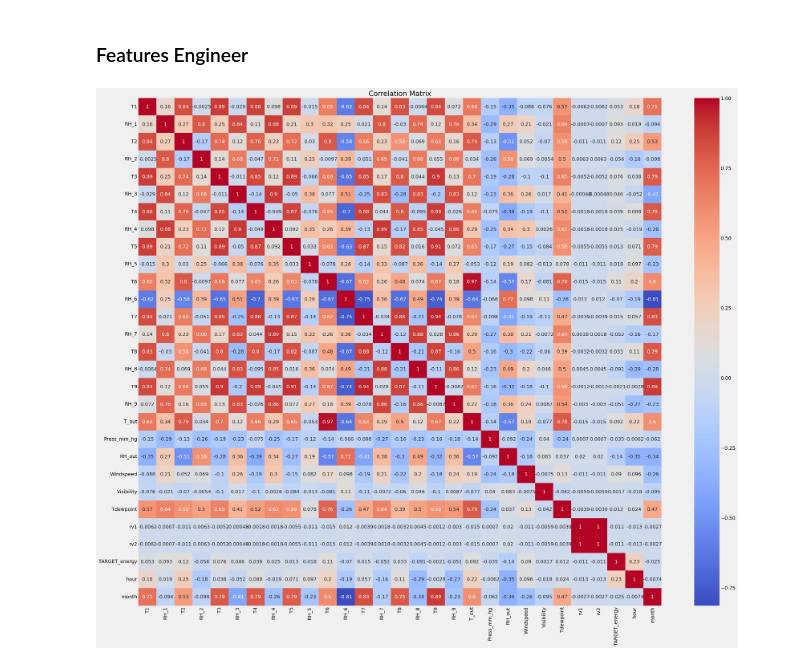
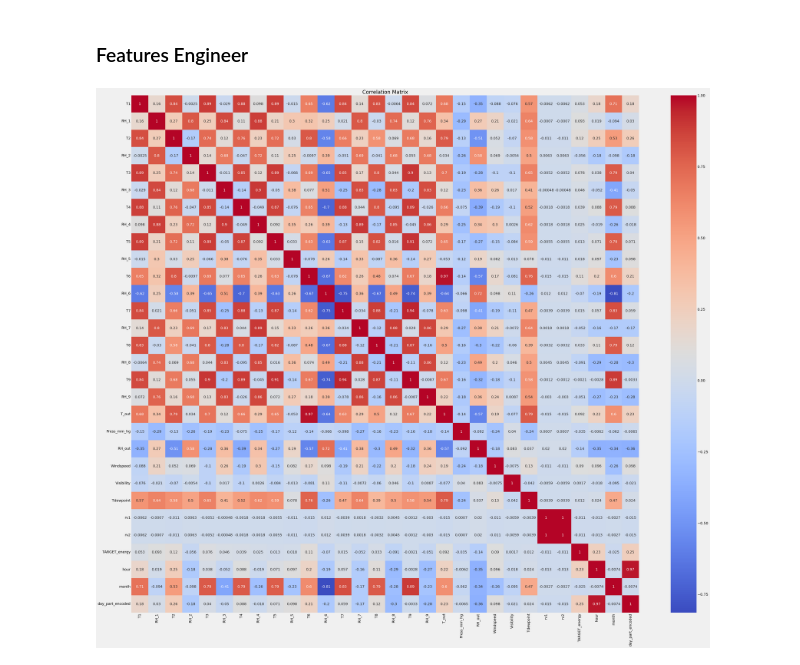
Before and after one commit to trungkien15work/COSC3013_Assignment_2, a Jupyter notebook: A2_CODE.ipynb, the cells around one changed output. Cells and saved outputs as stored; diff of their text form; code cells hidden in the pictures.

```diff
--- a/A2_CODE.ipynb
+++ b/A2_CODE.ipynb
@@ -38,7 +38,8 @@ pd.options.display.max_rows = 4000
 ### Import data and check for null values.
 # %%
 # Code for import data from Paitients_Files_Train csv file
-df_train = pd.read_csv(r'C:\Users\Kien\Downloads\Computational ML\UCI-electricity\UCI-electricity\UCI_data.csv')
+# df_train = pd.read_csv(r'C:\Users\Kien\Downloads\Computational ML\UCI-electricity\UCI-electricity\UCI_data.csv')
+df_train = pd.read_csv(r'UCI_data.csv')
 # Print out data.
 df_train.head()
 # %% [output]
@@ -119,3 +120,7 @@ df_train['season'] = df_train['month'].apply(lambda x: 'Winter' if x in [12, 1,
 
 # Drop the original datetime column if no longer needed
 df_train.drop('datetime', axis=1, inplace=True)
+# %%
+# Encode the 'day_part' categorical feature into numerical values
+df_train['day_part_encoded'] = df_train['day_part'].cat.codes
+df_train['day_part_encoded']
@@ -183,9 +201,9 @@ df_train.describe()
 # %%
 # Correlation Matrix
 numeric_df_train = df_train.select_dtypes(include=[np.number])
-plt.figure(figsize=(30, 25))
+plt.figure(figsize=(40, 35))
 sns.heatmap(numeric_df_train.corr(), annot=True, cmap="coolwarm")
 plt.title("Correlation Matrix")
 plt.show()
 # %% [output]
-[figure, old version]
+[figure, new version]
```
Also changed, not shown: parts of 4 cells of this notebook, 1 other file.
